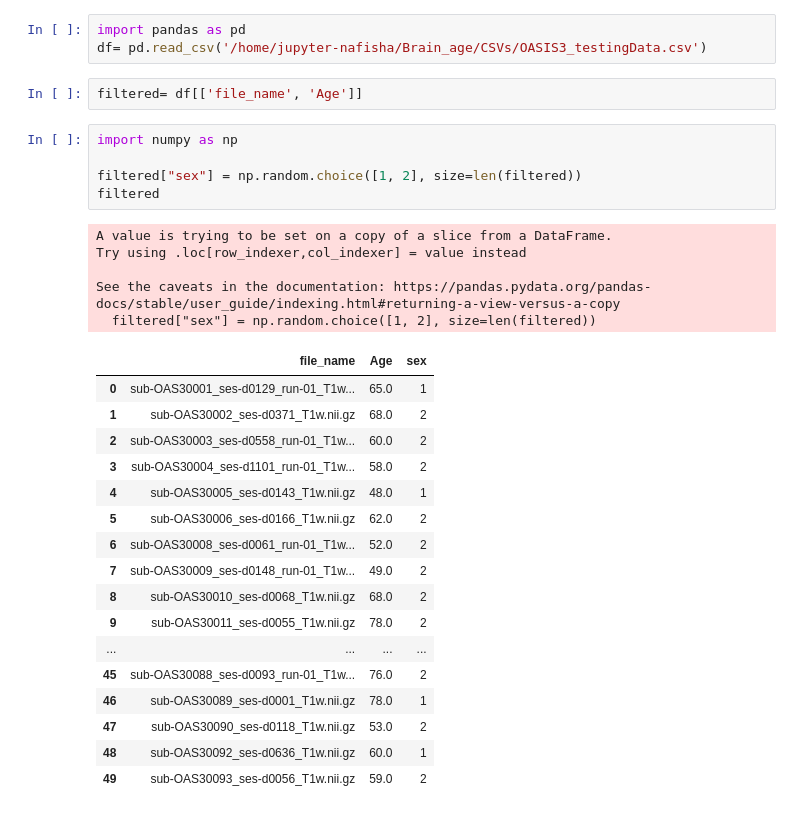
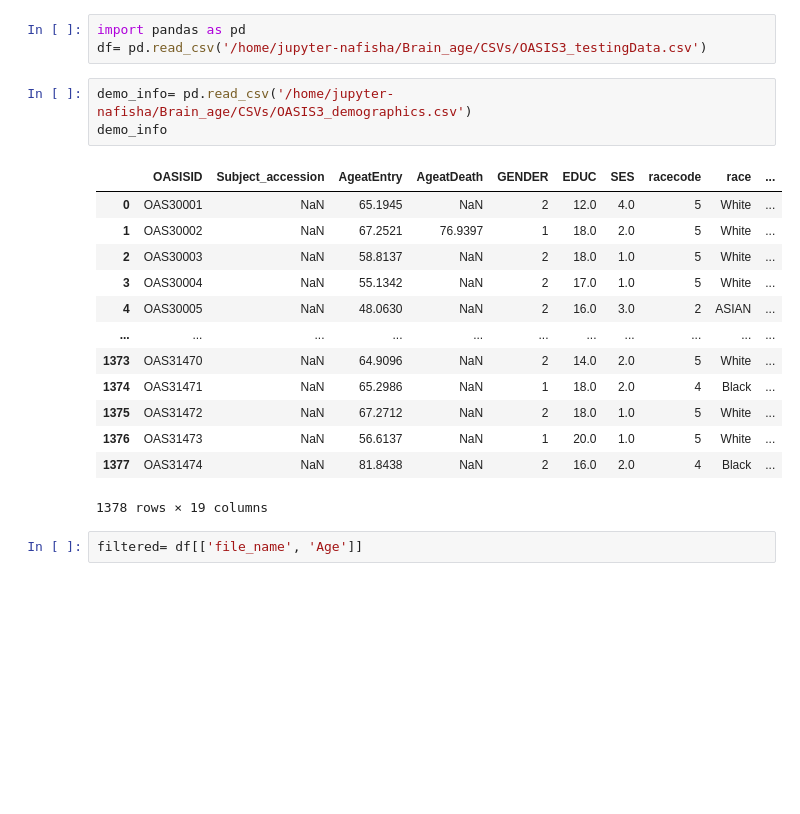
Before and after one commit to Nafishapanacea/Brain-age-experiments, a Jupyter notebook: OASIS3.ipynb, the cells around one changed output. Saved outputs shown, nothing was run; the diff lists cells and outputs as text; blank space fills up the shorter version.

```diff
--- a/OASIS3.ipynb
+++ b/OASIS3.ipynb
@@ -321,33 +321,22 @@ data.to_csv('/home/jupyter-nafisha/Brain_age/CSVs/OASIS3_testingData.csv', index
 # %%
 import pandas as pd
 df= pd.read_csv('/home/jupyter-nafisha/Brain_age/CSVs/OASIS3_testingData.csv')
+# %%
+demo_info= pd.read_csv('/home/jupyter-nafisha/Brain_age/CSVs/OASIS3_demographics.csv')
+demo_info
+# %% [output]
+|  | OASISID | Subject_accession | AgeatEntry | AgeatDeath | GENDER | EDUC | SES | racecode | race | ... |
+| 0 | OAS30001 | NaN | 65.1945 | NaN | 2 | 12.0 | 4.0 | 5 | White | ... |
+| 1 | OAS30002 | NaN | 67.2521 | 76.9397 | 1 | 18.0 | 2.0 | 5 | White | ... |
+| 2 | OAS30003 | NaN | 58.8137 | NaN | 2 | 18.0 | 1.0 | 5 | White | ... |
+| 3 | OAS30004 | NaN | 55.1342 | NaN | 2 | 17.0 | 1.0 | 5 | White | ... |
+| 4 | OAS30005 | NaN | 48.0630 | NaN | 2 | 16.0 | 3.0 | 2 | ASIAN | ... |
+| ... | ... | ... | ... | ... | ... | ... | ... | ... | ... | ... |
+| 1373 | OAS31470 | NaN | 64.9096 | NaN | 2 | 14.0 | 2.0 | 5 | White | ... |
+| 1374 | OAS31471 | NaN | 65.2986 | NaN | 1 | 18.0 | 2.0 | 4 | Black | ... |
+| 1375 | OAS31472 | NaN | 67.2712 | NaN | 2 | 18.0 | 1.0 | 5 | White | ... |
+| 1376 | OAS31473 | NaN | 56.6137 | NaN | 1 | 20.0 | 1.0 | 5 | White | ... |
+| 1377 | OAS31474 | NaN | 81.8438 | NaN | 2 | 16.0 | 2.0 | 4 | Black | ... |
+1378 rows × 19 columns
 # %%
 filtered= df[['file_name', 'Age']]
-# %%
-import numpy as np
-
-filtered["sex"] = np.random.choice([1, 2], size=len(filtered))
-filtered
-# %% [output]
-A value is trying to be set on a copy of a slice from a DataFrame.
-Try using .loc[row_indexer,col_indexer] = value instead
-
-See the caveats in the documentation: https://pandas.pydata.org/pandas-docs/stable/user_guide/indexing.html#returning-a-view-versus-a-copy
-  filtered["sex"] = np.random.choice([1, 2], size=len(filtered))
-|  | file_name | Age | sex |
-| 0 | sub-OAS30001_ses-d0129_run-01_T1w... | 65.0 | 1 |
-| 1 | sub-OAS30002_ses-d0371_T1w.nii.gz | 68.0 | 2 |
-| 2 | sub-OAS30003_ses-d0558_run-01_T1w... | 60.0 | 2 |
-| 3 | sub-OAS30004_ses-d1101_run-01_T1w... | 58.0 | 2 |
-| 4 | sub-OAS30005_ses-d0143_T1w.nii.gz | 48.0 | 1 |
-| 5 | sub-OAS30006_ses-d0166_T1w.nii.gz | 62.0 | 2 |
-| 6 | sub-OAS30008_ses-d0061_run-01_T1w... | 52.0 | 2 |
-| 7 | sub-OAS30009_ses-d0148_run-01_T1w... | 49.0 | 2 |
-| 8 | sub-OAS30010_ses-d0068_T1w.nii.gz | 68.0 | 2 |
-| 9 | sub-OAS30011_ses-d0055_T1w.nii.gz | 78.0 | 2 |
-| ... | ... | ... | ... |
-| 45 | sub-OAS30088_ses-d0093_run-01_T1w... | 76.0 | 2 |
-| 46 | sub-OAS30089_ses-d0001_T1w.nii.gz | 78.0 | 1 |
-| 47 | sub-OAS30090_ses-d0118_T1w.nii.gz | 53.0 | 2 |
-| 48 | sub-OAS30092_ses-d0636_T1w.nii.gz | 60.0 | 1 |
-| 49 | sub-OAS30093_ses-d0056_T1w.nii.gz | 59.0 | 2 |
```
Also changed, not shown: parts of 9 cells of this notebook, 15 other files.
